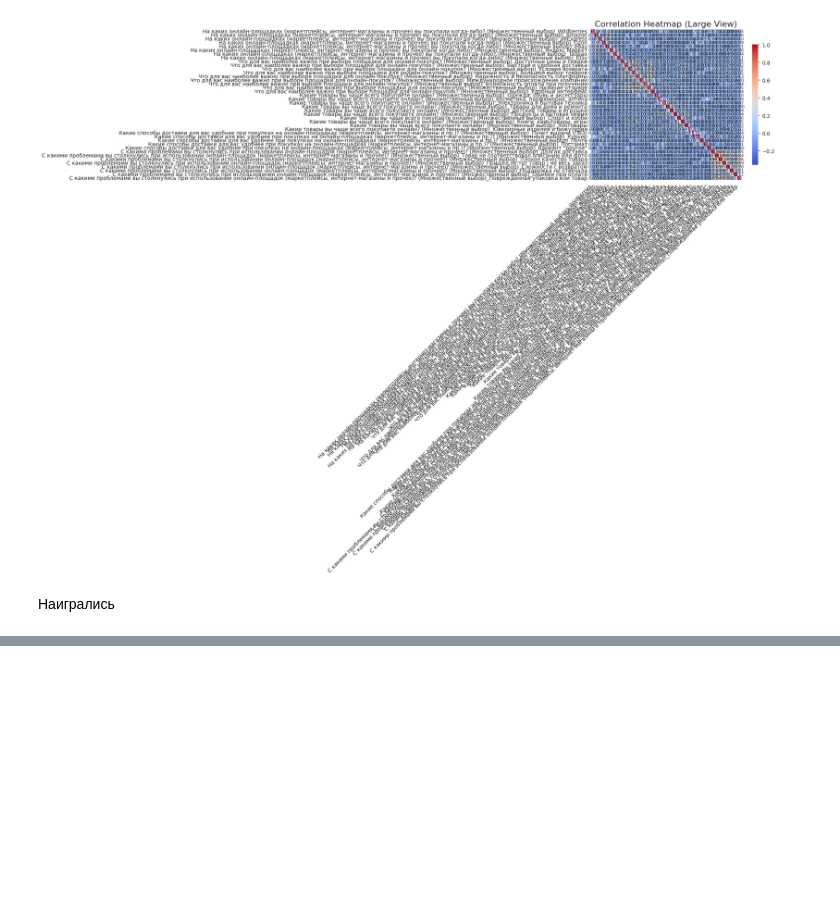
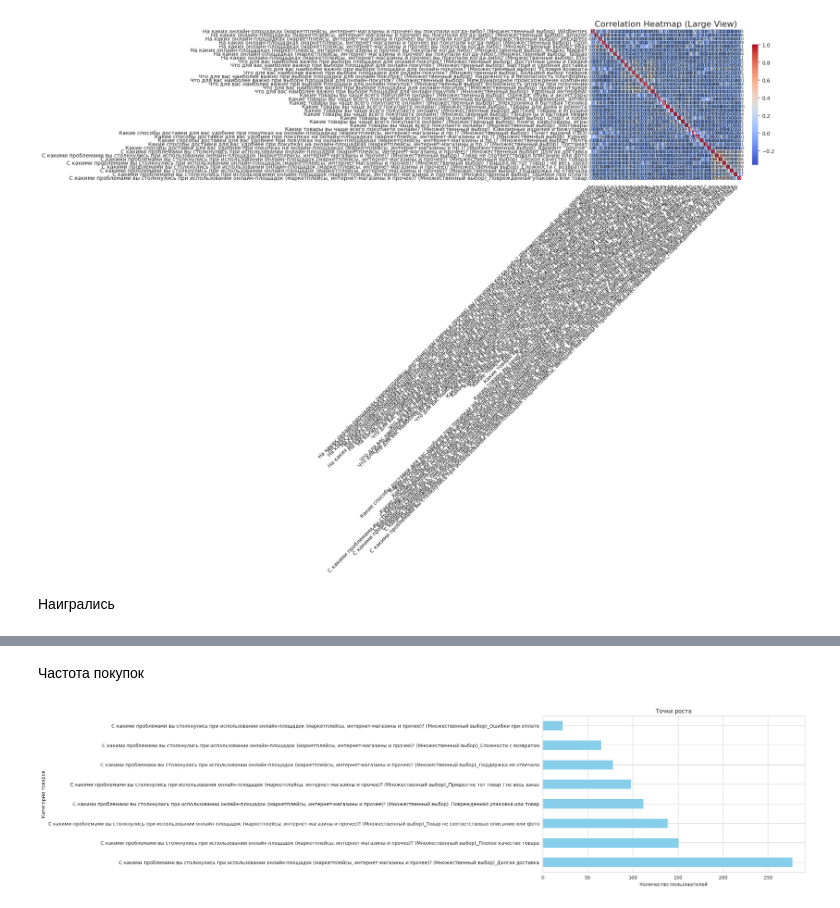
Before and after one commit to TheoDaimonn/WB_test, a Jupyter notebook: research/main.ipynb, the cells around one changed output, grey strips where cells are left out. Drawn from its saved outputs; the diff is of its cells as text; code cells hidden in the pictures; blank space fills up the shorter version.

```diff
--- a/research/main.ipynb
+++ b/research/main.ipynb
@@ -529,0 +780,24 @@ plt.show()
+# %% [markdown]
+Частота покупок
+# %%
+columns = [ 'С какими проблемами вы столкнулись при использовании онлайн-площадок (маркетплейсы, интернет-магазины и прочее)? (Множественный выбор)_Долгая доставка',
+       'С какими проблемами вы столкнулись при использовании онлайн-площадок (маркетплейсы, интернет-магазины и прочее)? (Множественный выбор)_Товар не соответствовал описанию или фото',
+       'С какими проблемами вы столкнулись при использовании онлайн-площадок (маркетплейсы, интернет-магазины и прочее)? (Множественный выбор)_Плохое качество товара',
+       'С какими проблемами вы столкнулись при использовании онлайн-площадок (маркетплейсы, интернет-магазины и прочее)? (Множественный выбор)_Пришёл не тот товар / не весь заказ',
+       'С какими проблемами вы столкнулись при использовании онлайн-площадок (маркетплейсы, интернет-магазины и прочее)? (Множественный выбор)_Сложности с возвратом',
+       'С какими проблемами вы столкнулись при использовании онлайн-площадок (маркетплейсы, интернет-магазины и прочее)? (Множественный выбор)_Поддержка не отвечала',
+       'С какими проблемами вы столкнулись при использовании онлайн-площадок (маркетплейсы, интернет-магазины и прочее)? (Множественный выбор)_Ошибки при оплате',
+       'С какими проблемами вы столкнулись при использовании онлайн-площадок (маркетплейсы, интернет-магазины и прочее)? (Множественный выбор)_Поврежденная упаковка или товар'
+
+       ]
+plt.figure(figsize=(10, 6))
+frequency = df[columns].sum().sort_values(ascending=False)
+frequency.plot(kind='barh', color='skyblue')
+plt.title('Точки роста')
+plt.xlabel('Количество пользователей')
+plt.ylabel('Категории товаров')
+plt.xticks(rotation=0)
+plt.tight_layout()
+plt.show()
+# %% [output]
+[figure, added]
```
Also changed, not shown: parts of 17 cells of this notebook, 1 other file.
